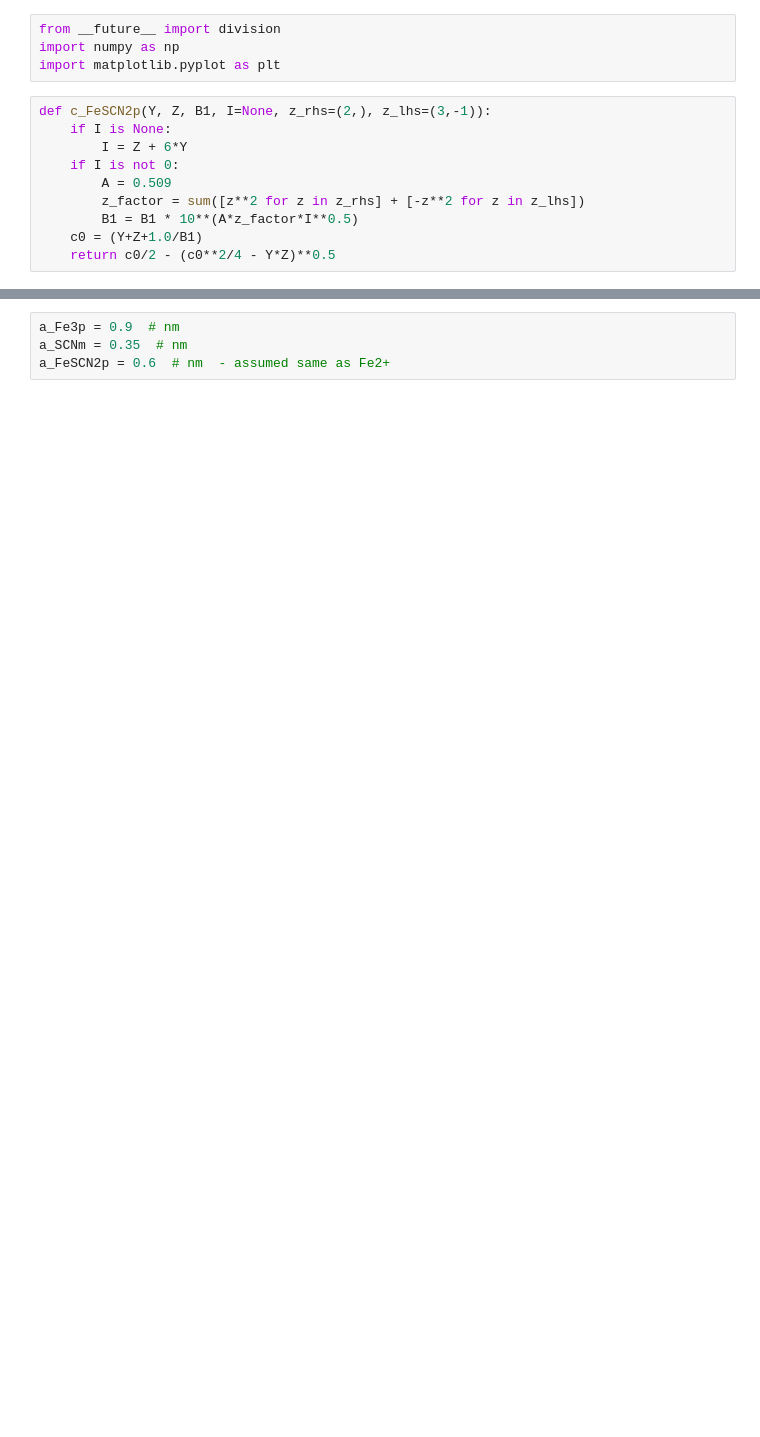
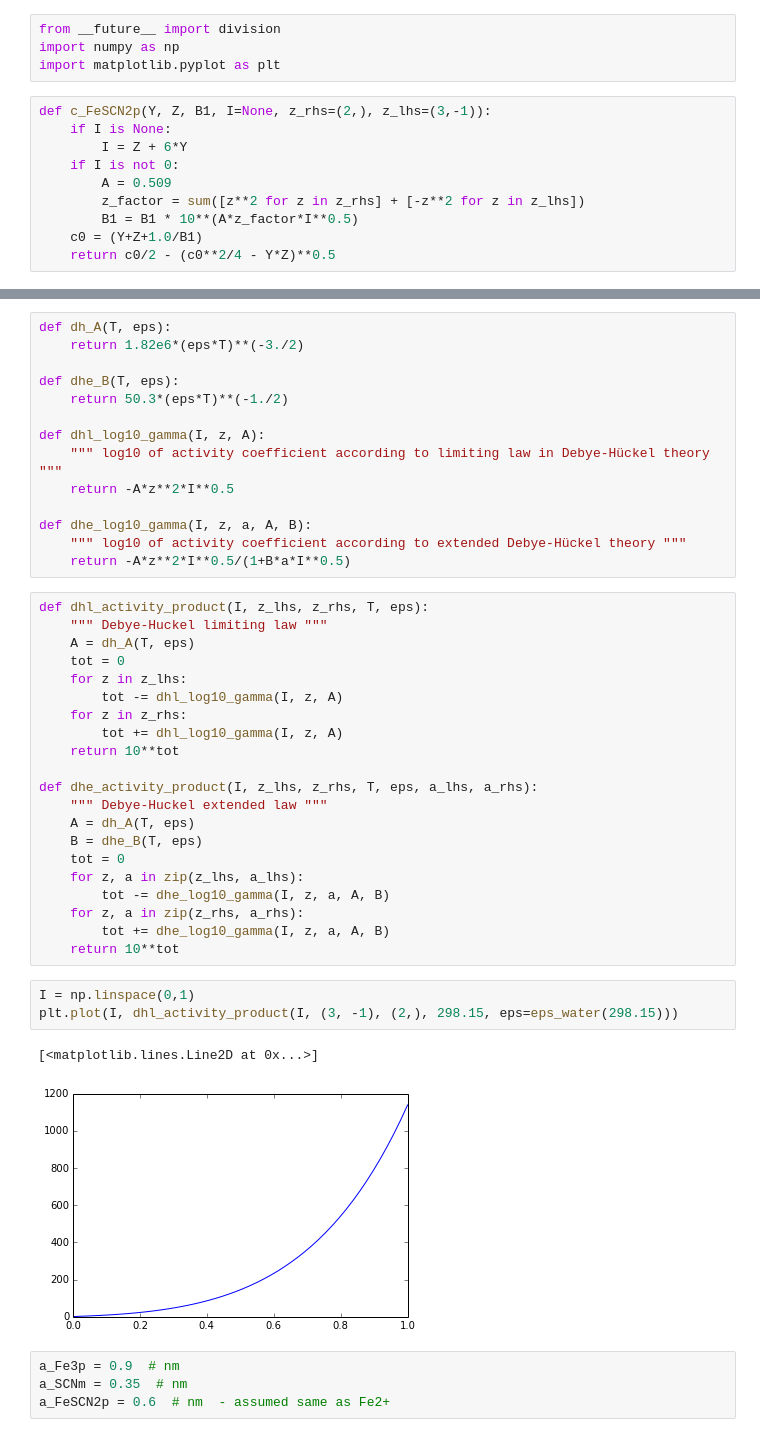
Before and after one commit to cagus/stopped_flow, a Jupyter notebook: misc/equilibrium.ipynb, the cells around one changed output, grey strips where cells are left out. Cells and saved outputs as stored; diff of their text form; blank space fills up the shorter version.

```diff
--- a/misc/equilibrium.ipynb
+++ b/misc/equilibrium.ipynb
@@ -40,3 +73,44 @@ _ = plt.legend(loc='best')
+# %%
+def dh_A(T, eps):
+    return 1.82e6*(eps*T)**(-3./2)
+
+def dhe_B(T, eps):
+    return 50.3*(eps*T)**(-1./2)
+
+def dhl_log10_gamma(I, z, A):
+    """ log10 of activity coefficient according to limiting law in Debye-Hückel theory """
+    return -A*z**2*I**0.5
+
+def dhe_log10_gamma(I, z, a, A, B):
+    """ log10 of activity coefficient according to extended Debye-Hückel theory """
+    return -A*z**2*I**0.5/(1+B*a*I**0.5)
+# %%
+def dhl_activity_product(I, z_lhs, z_rhs, T, eps):
+    """ Debye-Huckel limiting law """
+    A = dh_A(T, eps)
+    tot = 0
+    for z in z_lhs:
+        tot -= dhl_log10_gamma(I, z, A)
+    for z in z_rhs:
+        tot += dhl_log10_gamma(I, z, A)
+    return 10**tot
+
+def dhe_activity_product(I, z_lhs, z_rhs, T, eps, a_lhs, a_rhs):
+    """ Debye-Huckel extended law """
+    A = dh_A(T, eps)
+    B = dhe_B(T, eps)
+    tot = 0
+    for z, a in zip(z_lhs, a_lhs):
+        tot -= dhe_log10_gamma(I, z, a, A, B)
+    for z, a in zip(z_rhs, a_rhs):
+        tot += dhe_log10_gamma(I, z, a, A, B)
+    return 10**tot
+# %%
+I = np.linspace(0,1)
+plt.plot(I, dhl_activity_product(I, (3, -1), (2,), 298.15, eps=eps_water(298.15)))
+# %% [output]
+[<matplotlib.lines.Line2D at 0x...>]
+[figure, added]
 # %%
 a_Fe3p = 0.9  # nm
 a_SCNm = 0.35  # nm
```
Also changed, not shown: parts of 24 cells of this notebook, 14 other files.
